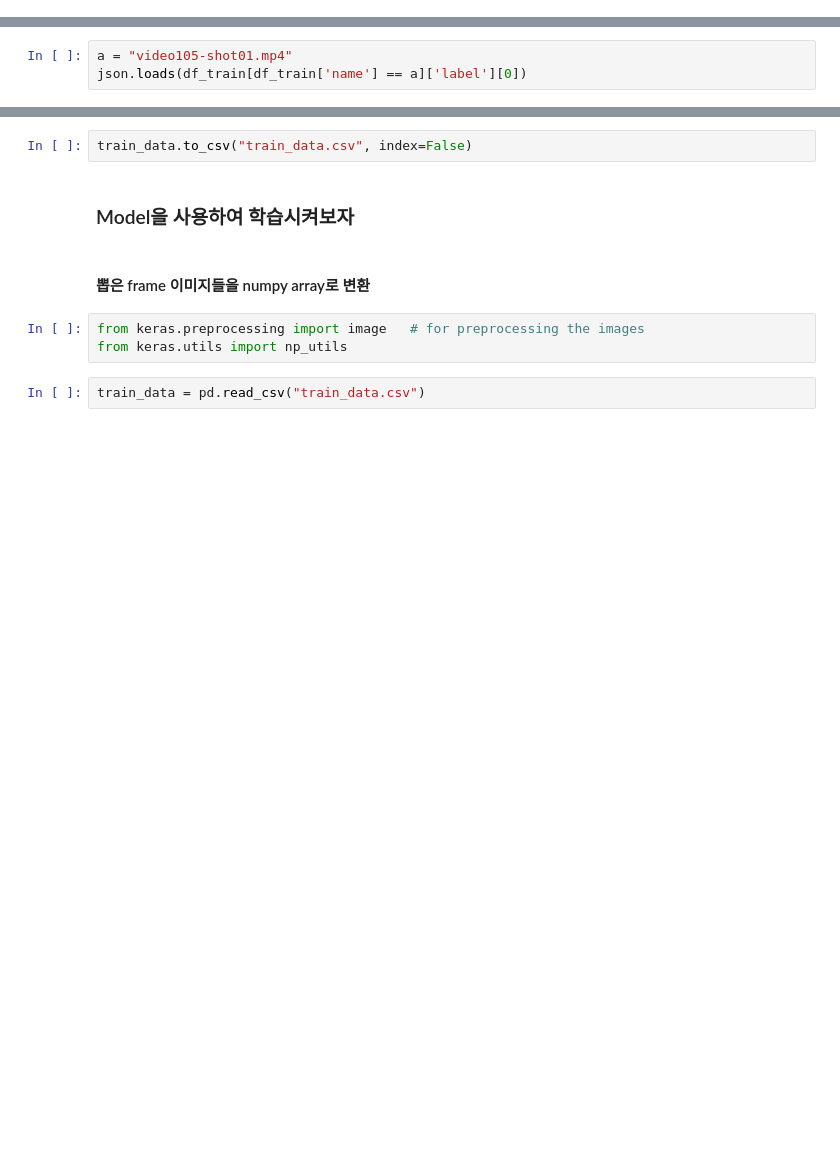
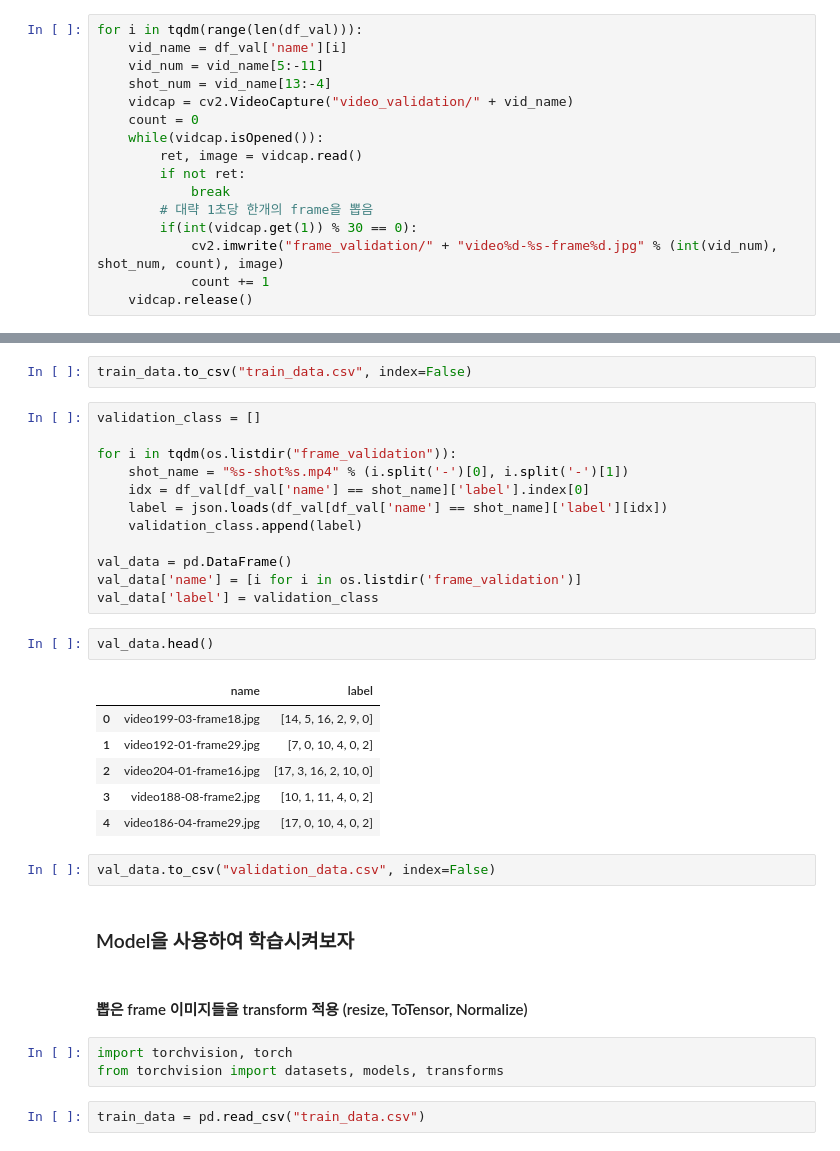
Before and after one commit to eddyzzang/video-classification, a Jupyter notebook: video_classification.ipynb, the cells around one changed output, grey strips where cells are left out. Drawn from its saved outputs; the diff is of its cells as text; blank space fills up the shorter version.

Commit message:
extract frames from validation video set

```diff
--- a/video_classification.ipynb
+++ b/video_classification.ipynb
@@ -671,0 +667,16 @@ train_data.head()
+# %%
+for i in tqdm(range(len(df_val))):
+    vid_name = df_val['name'][i]
+    vid_num = vid_name[5:-11]
+    shot_num = vid_name[13:-4]
+    vidcap = cv2.VideoCapture("video_validation/" + vid_name)
+    count = 0
+    while(vidcap.isOpened()):
+        ret, image = vidcap.read()
+        if not ret:
+            break
+        # 대략 1초당 한개의 frame을 뽑음
+        if(int(vidcap.get(1)) % 30 == 0):
+            cv2.imwrite("frame_validation/" + "video%d-%s-frame%d.jpg" % (int(vid_num), shot_num, count), image)
+            count += 1
+    vidcap.release()
@@ -672,5 +687,2 @@ train_data.head()
 # %% [markdown]
 ### 추출한 frame을 label과 함께 Dataframe으로 만들어준다
-# %%
-a = "video105-shot01.mp4"
-json.loads(df_train[df_train['name'] == a]['label'][0])
@@ -699,12 +709,35 @@ train_data.head()
 | 4 | video145-02-frame22.jpg | [14, 2, 0, 0, 0, 2] |
 # %%
 train_data.to_csv("train_data.csv", index=False)
+# %%
+validation_class = []
+
+for i in tqdm(os.listdir("frame_validation")):
+    shot_name = "%s-shot%s.mp4" % (i.split('-')[0], i.split('-')[1])
+    idx = df_val[df_val['name'] == shot_name]['label'].index[0]
+    label = json.loads(df_val[df_val['name'] == shot_name]['label'][idx])
+    validation_class.append(label)
+
+val_data = pd.DataFrame()
+val_data['name'] = [i for i in os.listdir('frame_validation')]
+val_data['label'] = validation_class
+# %%
+val_data.head()
+# %% [output]
+|  | name | label |
+| 0 | video199-03-frame18.jpg | [14, 5, 16, 2, 9, 0] |
+| 1 | video192-01-frame29.jpg | [7, 0, 10, 4, 0, 2] |
+| 2 | video204-01-frame16.jpg | [17, 3, 16, 2, 10, 0] |
+| 3 | video188-08-frame2.jpg | [10, 1, 11, 4, 0, 2] |
+| 4 | video186-04-frame29.jpg | [17, 0, 10, 4, 0, 2] |
+# %%
+val_data.to_csv("validation_data.csv", index=False)
 # %% [markdown]
 ### Model을 사용하여 학습시켜보자
 # %% [markdown]
-#### 뽑은 frame 이미지들을 numpy array로 변환
+#### 뽑은 frame 이미지들을 transform 적용 (resize, ToTensor, Normalize)
-# %%
-from keras.preprocessing import image   # for preprocessing the images
-from keras.utils import np_utils
+# %%
+import torchvision, torch
+from torchvision import datasets, models, transforms
 # %%
 train_data = pd.read_csv("train_data.csv")
```
Also changed, not shown: parts of 13 cells of this notebook.
